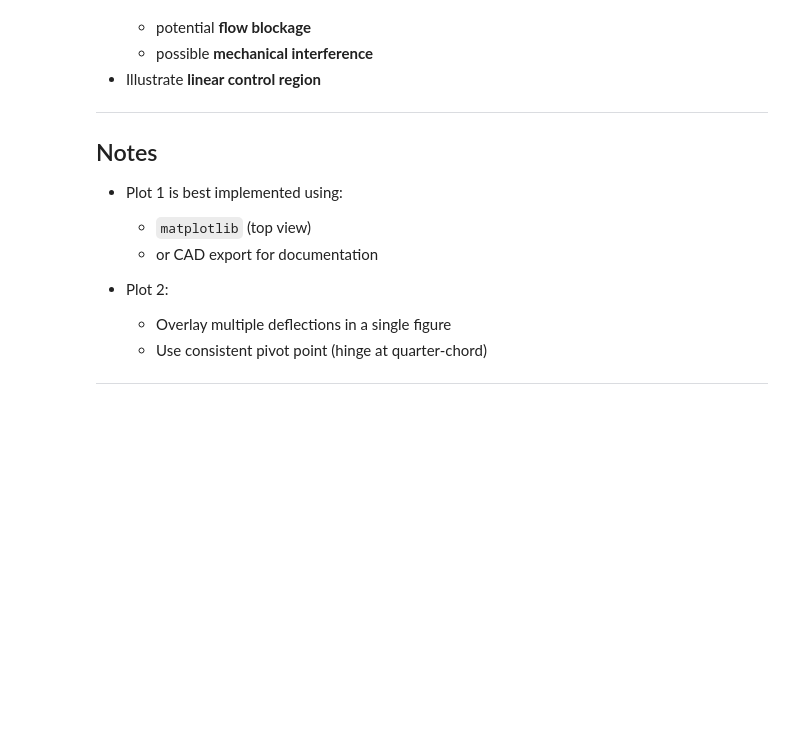
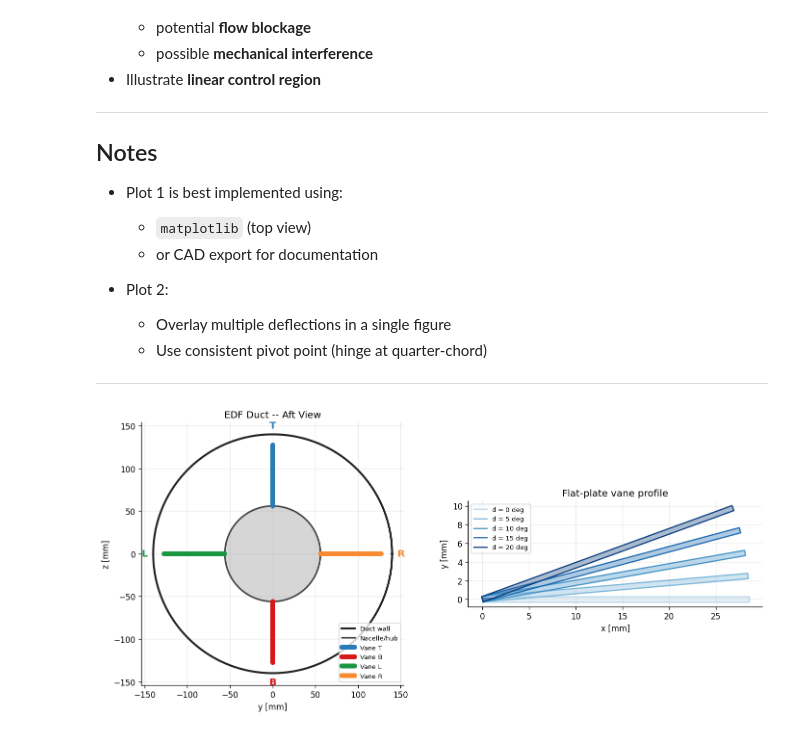
Before and after one commit to onurtuncer/vbat-uav-notebooks, a Jupyter notebook: notebooks/control_vane_design.ipynb, the cells around one changed output. Drawn from its saved outputs; the diff is of its cells as text; code cells hidden in the pictures; blank space fills up the shorter version.

```diff
--- a/notebooks/control_vane_design.ipynb
+++ b/notebooks/control_vane_design.ipynb
@@ -704,3 +704,63 @@ $$
   - Use consistent pivot point (hinge at quarter-chord)
 
 ---
+# %%
+fig, (ax1, ax2) = plt.subplots(1, 2, figsize=(12, 5.5))
+
+# duct cross-section
+th = np.linspace(0, 2 * math.pi, 500)
+ax1.plot(R_tip * np.cos(th) * 1e3, R_tip * np.sin(th) * 1e3,
+         color="#222222", lw=2.5, label="Duct wall")
+ax1.fill(R_hub * np.cos(th) * 1e3, R_hub * np.sin(th) * 1e3,
+         color="#bbbbbb", alpha=0.6)
+ax1.plot(R_hub * np.cos(th) * 1e3, R_hub * np.sin(th) * 1e3,
+         color="#444444", lw=2, label="Nacelle/hub")
+
+vane_defs = [(90, "T", C[0]), (270, "B", C[1]),
+             (180, "L", C[2]), (0,   "R", C[3])]
+
+for ang_deg, label, col in vane_defs:
+    a   = math.radians(ang_deg)
+    x0  = R_hub * math.cos(a) * 1e3
+    y0  = R_hub * math.sin(a) * 1e3
+    x1  = (R_hub + h_vane) * math.cos(a) * 1e3
+    y1  = (R_hub + h_vane) * math.sin(a) * 1e3
+    ax1.plot([x0, x1], [y0, y1], color=col, lw=6, solid_capstyle="round", label=f"Vane {label}")
+    ax1.text(x1 * 1.18, y1 * 1.18, label, ha="center", va="center",
+             fontsize=12, fontweight="bold", color=col)
+
+ax1.set_aspect("equal")
+ax1.set_xlabel("y [mm]")
+ax1.set_ylabel("z [mm]")
+ax1.set_title("EDF Duct -- Aft View")
+ax1.legend(loc="lower right", fontsize=8)
+
+# flat-plate profile at various deflections
+c_mm   = c_vane * 1e3
+half_t = 0.5 * tc_vane * c_mm
+colors_d = plt.cm.Blues(np.linspace(0.3, 0.95, 5))
+
+for d_deg, col in zip([0, 5, 10, 15, 20], colors_d):
+    a   = math.radians(d_deg)
+    Rot = np.array([[math.cos(a), -math.sin(a)],
+                    [math.sin(a),  math.cos(a)]])
+    corners = np.array([[0,    -half_t],
+                        [c_mm, -half_t],
+                        [c_mm,  half_t],
+                        [0,     half_t],
+                        [0,    -half_t]])
+    rot = (Rot @ corners.T).T
+    ax2.fill(rot[:, 0], rot[:, 1], alpha=0.35, color=col)
+    ax2.plot(rot[:, 0], rot[:, 1], color=col, lw=1.5, label=f"d = {d_deg} deg")
+
+ax2.set_aspect("equal")
+ax2.set_xlabel("x [mm]")
+ax2.set_ylabel("y [mm]")
+ax2.set_title("Flat-plate vane profile")
+ax2.legend(loc="upper left", fontsize=8)
+
+plt.tight_layout()
+plt.savefig(OUT_PATH / "vane_geometry.png", dpi=120, bbox_inches="tight")
+plt.show()
+# %% [output]
+[figure, added]
```
Also changed, not shown: parts of 5 cells of this notebook, 3 other files.
